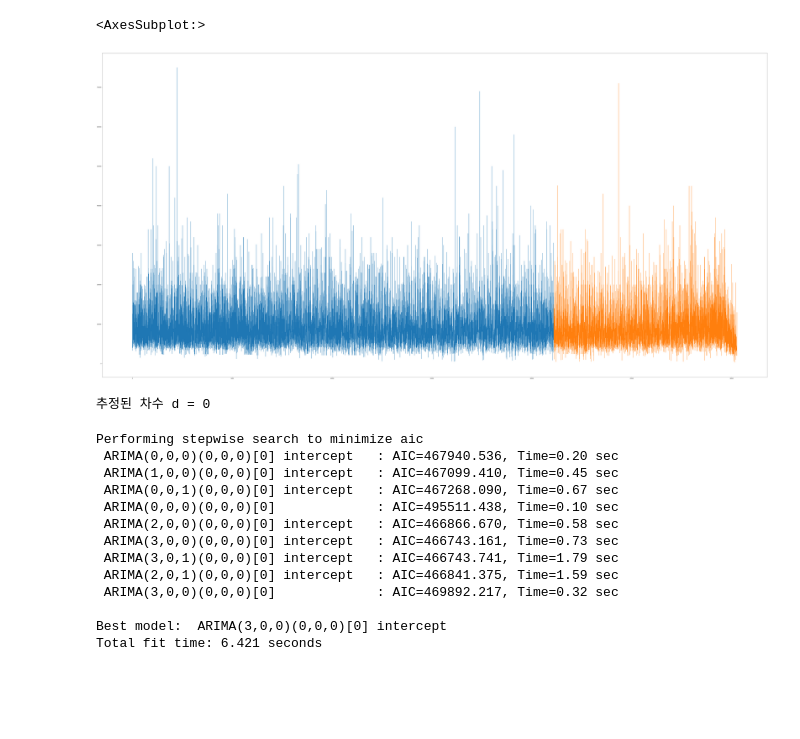
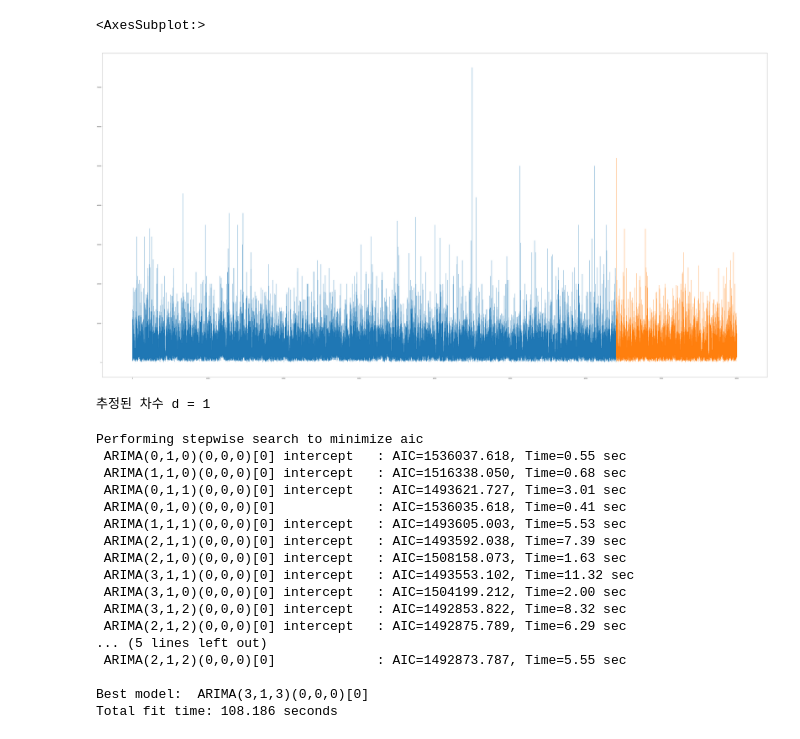
Before and after one commit to 9834mean/MLTeamImsi, a Jupyter notebook: Arima.ipynb, the cells around one changed output. Saved outputs shown, nothing was run; the diff lists cells and outputs as text; code cells hidden in the pictures; blank space fills up the shorter version.

```diff
--- a/Arima.ipynb
+++ b/Arima.ipynb
@@ -16,7 +17,7 @@ def beepsound():
     du = 500     # 1000 ms ==1second
     sd.Beep(fr, du) # winsound.Beep(frequency, duration)
 # %%
-df =  pd.read_csv('ClusteringData.csv', header=0)
+df =  pd.read_csv('ClusterMain.csv', header=0)
 # %%
 df = df.dropna()
 # %%
@@ -26,14 +27,14 @@ df = df.dropna()
 #아파트
 #오피스텔
 # %%
-y_train = df['보증금'][:int(0.7*len(df))]
-y_test = df['보증금'][int(0.7*len(df)):]
+y_train = df['보증금'][:int(0.8*len(df))]
+y_test = df['보증금'][int(0.8*len(df)):]
 plt.figure(figsize=(100,50))
 y_train.plot()
 y_test.plot()
 # %% [output]
 <AxesSubplot:>
-[figure, old version]
+[figure, new version]
 # %%
 kpss_diffs = ndiffs(y_train, alpha=0.05, test='kpss', max_d=6)
 adf_diffs = ndiffs(y_train, alpha=0.05, test='adf', max_d=6)
@@ -41,10 +42,10 @@ n_diffs = max(adf_diffs, kpss_diffs)
 
 print(f"추정된 차수 d = {n_diffs}")
 # %% [output]
-추정된 차수 d = 0
+추정된 차수 d = 1
 # %%
 model = pm.auto_arima(y = y_train
-                      , d = 0
+                      , d = 1
                       , start_p = 0
                       , max_p = 3
                       , start_q = 0
@@ -56,18 +57,22 @@ model = pm.auto_arima(y = y_train
                       )
 # %% [output]
 Performing stepwise search to minimize aic
- ARIMA(0,0,0)(0,0,0)[0] intercept   : AIC=467940.536, Time=0.20 sec
- ARIMA(1,0,0)(0,0,0)[0] intercept   : AIC=467099.410, Time=0.45 sec
- ARIMA(0,0,1)(0,0,0)[0] intercept   : AIC=467268.090, Time=0.67 sec
- ARIMA(0,0,0)(0,0,0)[0]             : AIC=495511.438, Time=0.10 sec
- ARIMA(2,0,0)(0,0,0)[0] intercept   : AIC=466866.670, Time=0.58 sec
- ARIMA(3,0,0)(0,0,0)[0] intercept   : AIC=466743.161, Time=0.73 sec
- ARIMA(3,0,1)(0,0,0)[0] intercept   : AIC=466743.741, Time=1.79 sec
- ARIMA(2,0,1)(0,0,0)[0] intercept   : AIC=466841.375, Time=1.59 sec
- ARIMA(3,0,0)(0,0,0)[0]             : AIC=469892.217, Time=0.32 sec
+ ARIMA(0,1,0)(0,0,0)[0] intercept   : AIC=1536037.618, Time=0.55 sec
+ ARIMA(1,1,0)(0,0,0)[0] intercept   : AIC=1516338.050, Time=0.68 sec
+ ARIMA(0,1,1)(0,0,0)[0] intercept   : AIC=1493621.727, Time=3.01 sec
+ ARIMA(0,1,0)(0,0,0)[0]             : AIC=1536035.618, Time=0.41 sec
+ ARIMA(1,1,1)(0,0,0)[0] intercept   : AIC=1493605.003, Time=5.53 sec
+ ARIMA(2,1,1)(0,0,0)[0] intercept   : AIC=1493592.038, Time=7.39 sec
+ ARIMA(2,1,0)(0,0,0)[0] intercept   : AIC=1508158.073, Time=1.63 sec
+ ARIMA(3,1,1)(0,0,0)[0] intercept   : AIC=1493553.102, Time=11.32 sec
+ ARIMA(3,1,0)(0,0,0)[0] intercept   : AIC=1504199.212, Time=2.00 sec
+ ARIMA(3,1,2)(0,0,0)[0] intercept   : AIC=1492853.822, Time=8.32 sec
+ ARIMA(2,1,2)(0,0,0)[0] intercept   : AIC=1492875.789, Time=6.29 sec
+... (5 lines left out)
+ ARIMA(2,1,2)(0,0,0)[0]             : AIC=1492873.787, Time=5.55 sec
 
-Best model:  ARIMA(3,0,0)(0,0,0)[0] intercept
-Total fit time: 6.421 seconds
+Best model:  ARIMA(3,1,3)(0,0,0)[0]
+Total fit time: 108.186 seconds
 # %%
 model.fit(y_train)
 # %% [output]
```
Also changed, not shown: parts of 15 cells of this notebook, 8 other files.
